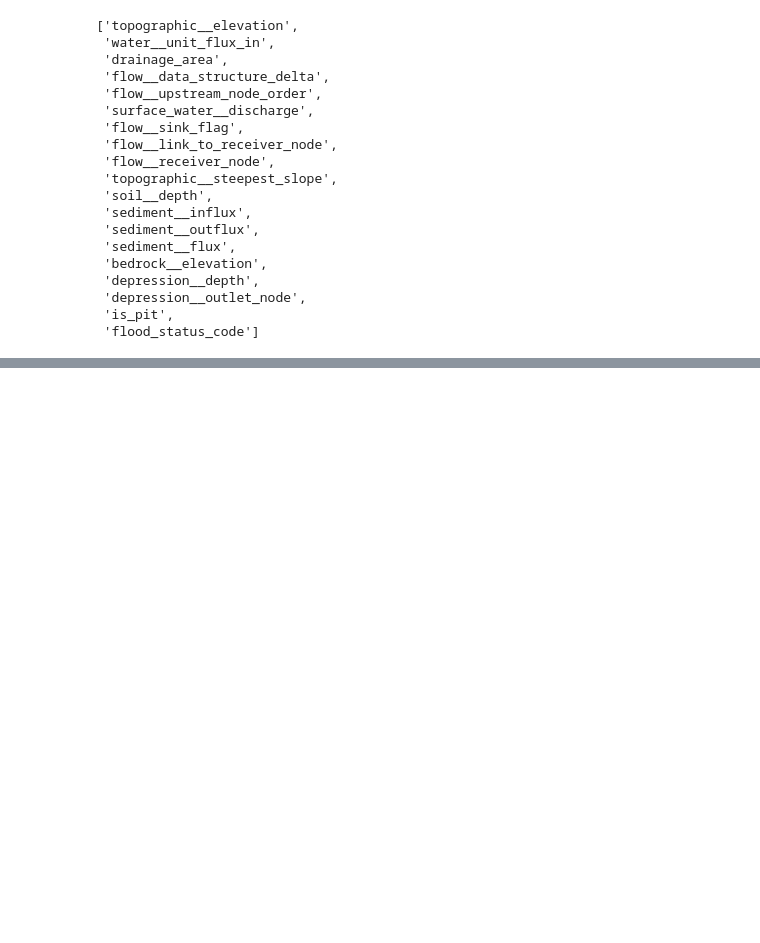
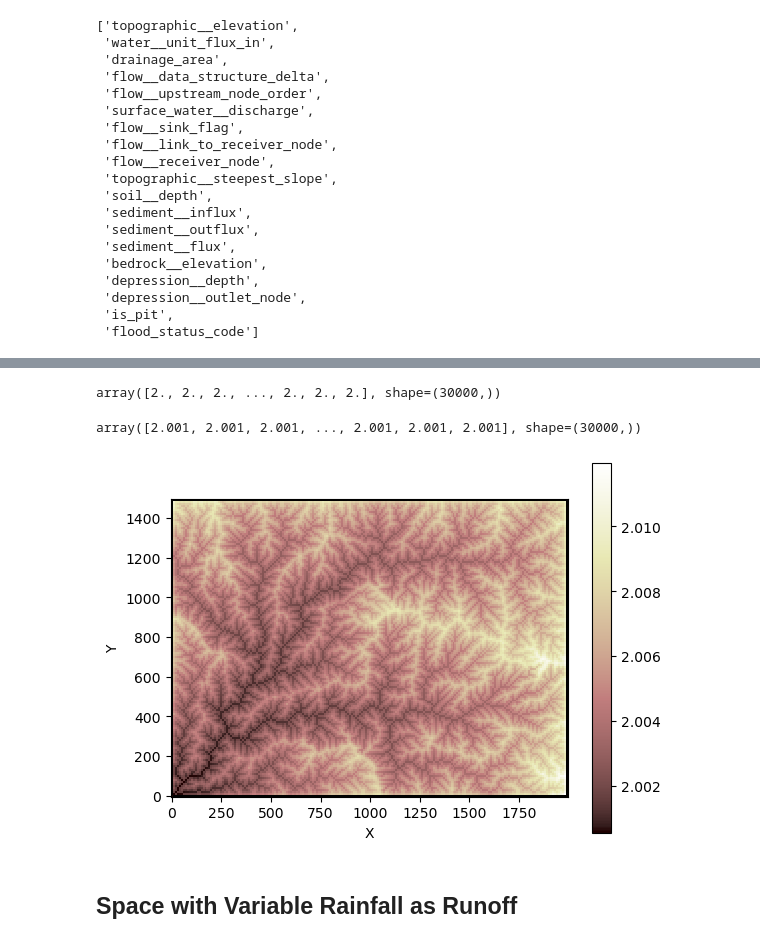
Before and after one commit to csdms-espin/ESPIn_2026_sed_flow, a Jupyter notebook: 00_Grid.ipynb, the cells around one changed output, grey strips where cells are left out. Cells and saved outputs as stored; diff of their text form; code cells hidden in the pictures; blank space fills up the shorter version.

```diff
--- a/00_Grid.ipynb
+++ b/00_Grid.ipynb
@@ -275,0 +337,15 @@ mg.at_node.keys()
+# %%
+np.around(mg.at_node["soil__depth"], decimals=3)
+# %% [output]
+array([2., 2., 2., ..., 2., 2., 2.], shape=(30000,))
+# %%
+np.around(mg.at_node["topographic__elevation"], decimals=3)
+# %% [output]
+array([2.001, 2.001, 2.001, ..., 2.001, 2.001, 2.001], shape=(30000,))
+# %%
+# imshow_grid(mg, "topographic__elevation")
+imshow_grid(mg, "topographic__elevation")
+# %% [output]
+[figure, added]
+# %% [markdown]
+## Space with Variable Rainfall as Runoff
```
Also changed, not shown: parts of 30 cells of this notebook.
